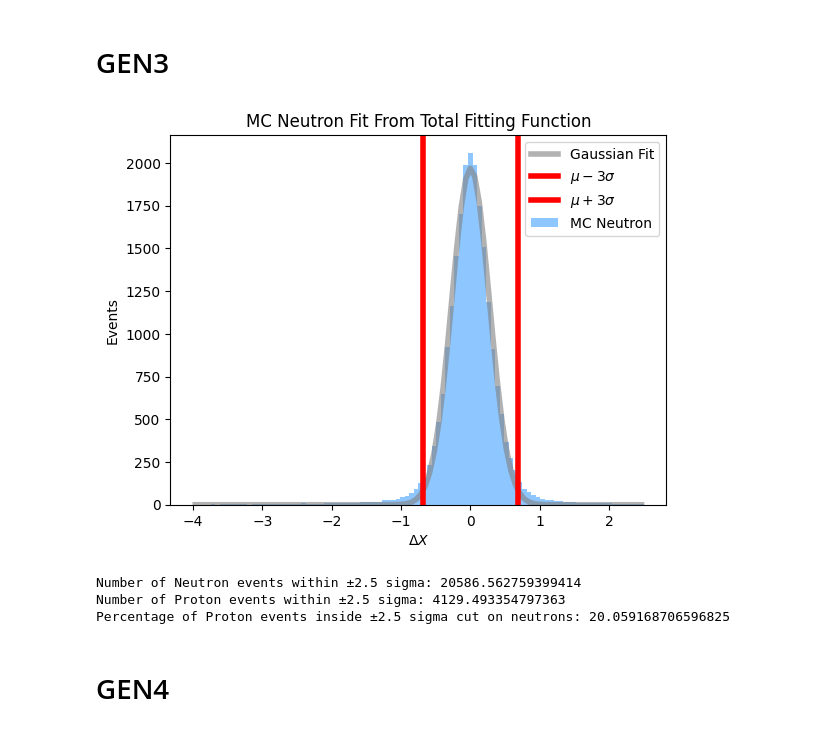
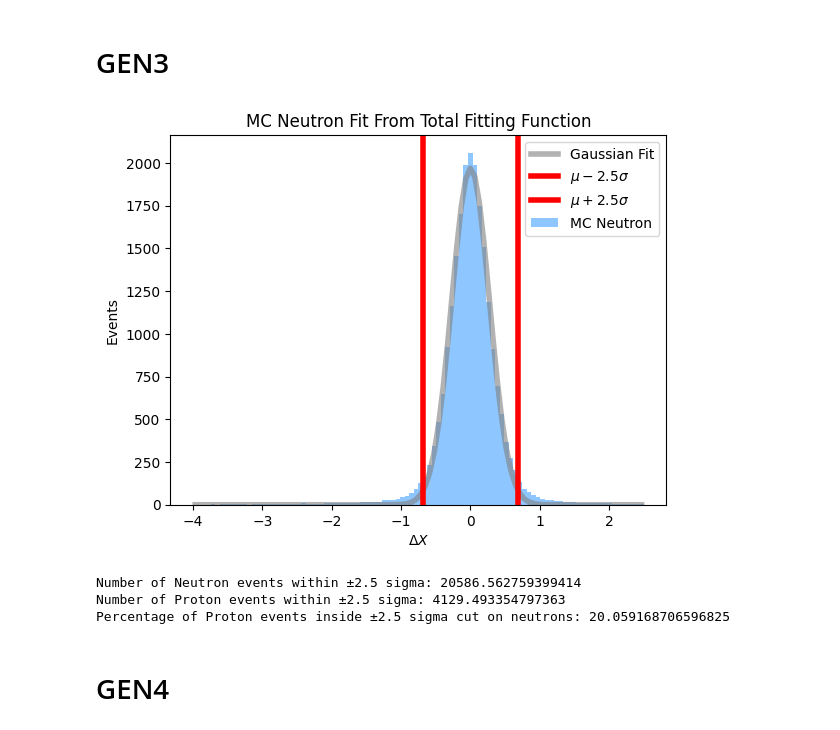
Before and after one commit to hp4xz/GEnAnalysis, a Jupyter notebook: analysis/CORRECTION_Protons.ipynb, the cells around one changed output. Drawn from its saved outputs; the diff is of its cells as text; code cells hidden in the pictures.

```diff
--- a/analysis/CORRECTION_Protons.ipynb
+++ b/analysis/CORRECTION_Protons.ipynb
@@ -48,36 +107,36 @@ def gaussian(x, amplitude, mean, stddev):
     return amplitude * np.exp(-((x - mean) ** 2) / (2 * stddev ** 2))
 
 initial_guess = [max(bin_contents), bin_centers[np.argmax(bin_contents)], 1.0]
 
 popt, pcov = curve_fit(gaussian, bin_centers, bin_contents, p0=initial_guess)
 
 amplitude, mean, stddev = popt
 
 plt.bar(bin_centers, bin_contents, width=(bin_centers[1] - bin_centers[0]), align='center', alpha=0.5, color="dodgerblue", label="MC Neutron")
 x_fit = np.linspace(min(bin_centers), max(bin_centers), 100)
 y_fit = gaussian(x_fit, *popt)
 plt.plot(x_fit, y_fit, color='grey', linewidth=4,alpha=.6, label='Gaussian Fit')
-plt.axvline(mean - sigCut * stddev, color='red', linewidth=4, label=r'$\mu - 3\sigma$')
-plt.axvline(mean + sigCut * stddev, color='red', linewidth=4, label=r'$\mu + 3\sigma$')
+plt.axvline(mean - sigCut * stddev, color='red', linewidth=4, label=f'$\mu - {sigCut}\sigma$')
+plt.axvline(mean + sigCut * stddev, color='red', linewidth=4, label=f'$\mu + {sigCut}\sigma$')
 
 plt.xlabel('$\Delta X$')
 plt.ylabel('Events')
 plt.title('MC Neutron Fit From Total Fitting Function')
 plt.legend()
 plt.show()
 lower_bound = mean - sigCut * stddev
 upper_bound = mean + sigCut * stddev
 within_3sigma = np.sum(bin_contents[(bin_centers >= lower_bound) & (bin_centers <= upper_bound)])
 #print(f"Mean: {mean}, Standard Deviation (Sigma): {stddev}")
 #print(f"Number of events within ±{sigCut}sigma: {within_3sigma}")
 
 bin_centers,bin_contents=simpHist
 within_3sigmap = np.sum(bin_contents[(bin_centers >= lower_bound) & (bin_centers <= upper_bound)])
 print(f"Number of Neutron events within ±{sigCut} sigma: {within_3sigma}")
 print(f"Number of Proton events within ±{sigCut} sigma: {within_3sigmap}")
 print(f"Percentage of Proton events inside ±{sigCut} sigma cut on neutrons: {100*within_3sigmap/within_3sigma}")
 # %% [output]
-[figure, old version]
+[figure, new version]
 Number of Neutron events within ±2.5 sigma: 20586.562759399414
 Number of Proton events within ±2.5 sigma: 4129.493354797363
 Percentage of Proton events inside ±2.5 sigma cut on neutrons: 20.059168706596825
```
Also changed, not shown: parts of 4 cells of this notebook.
